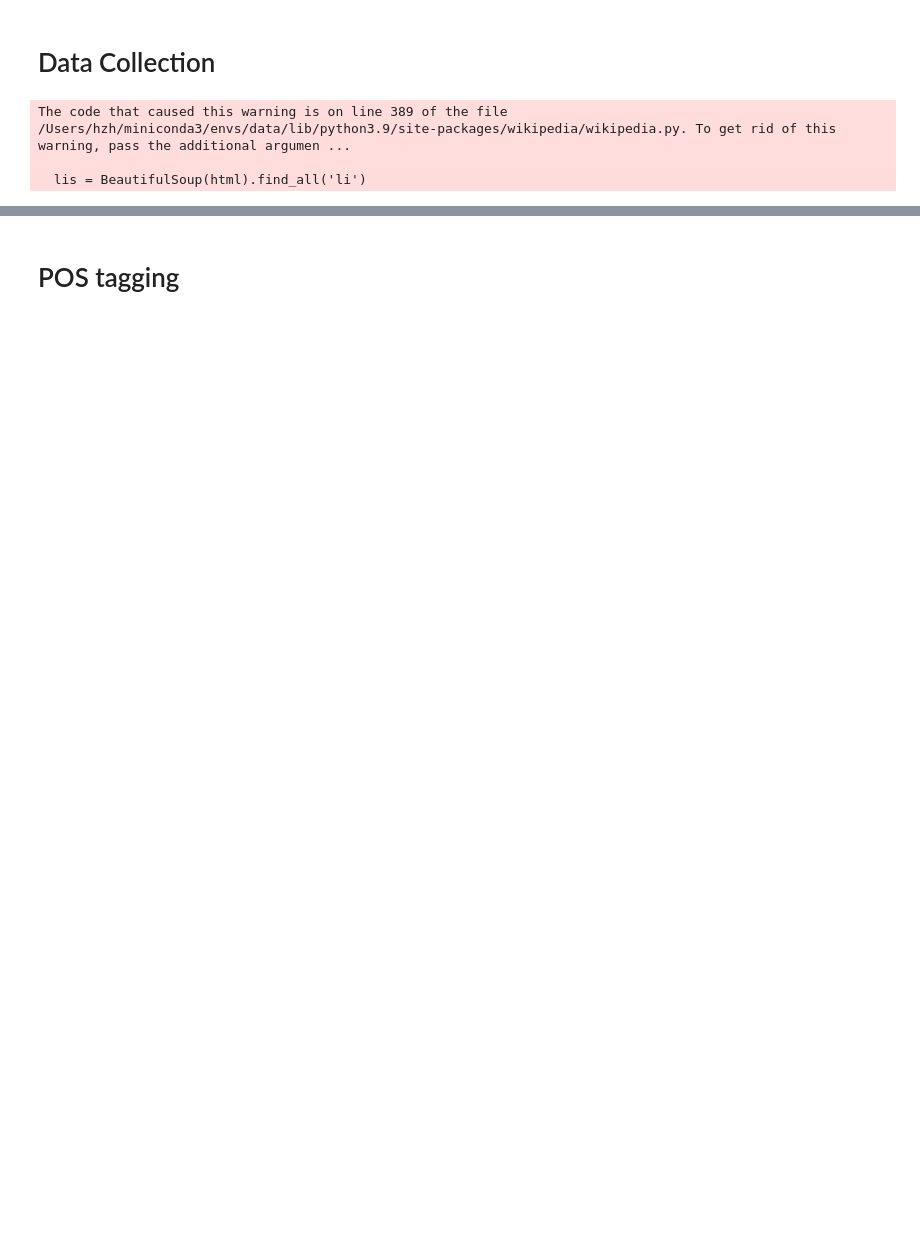
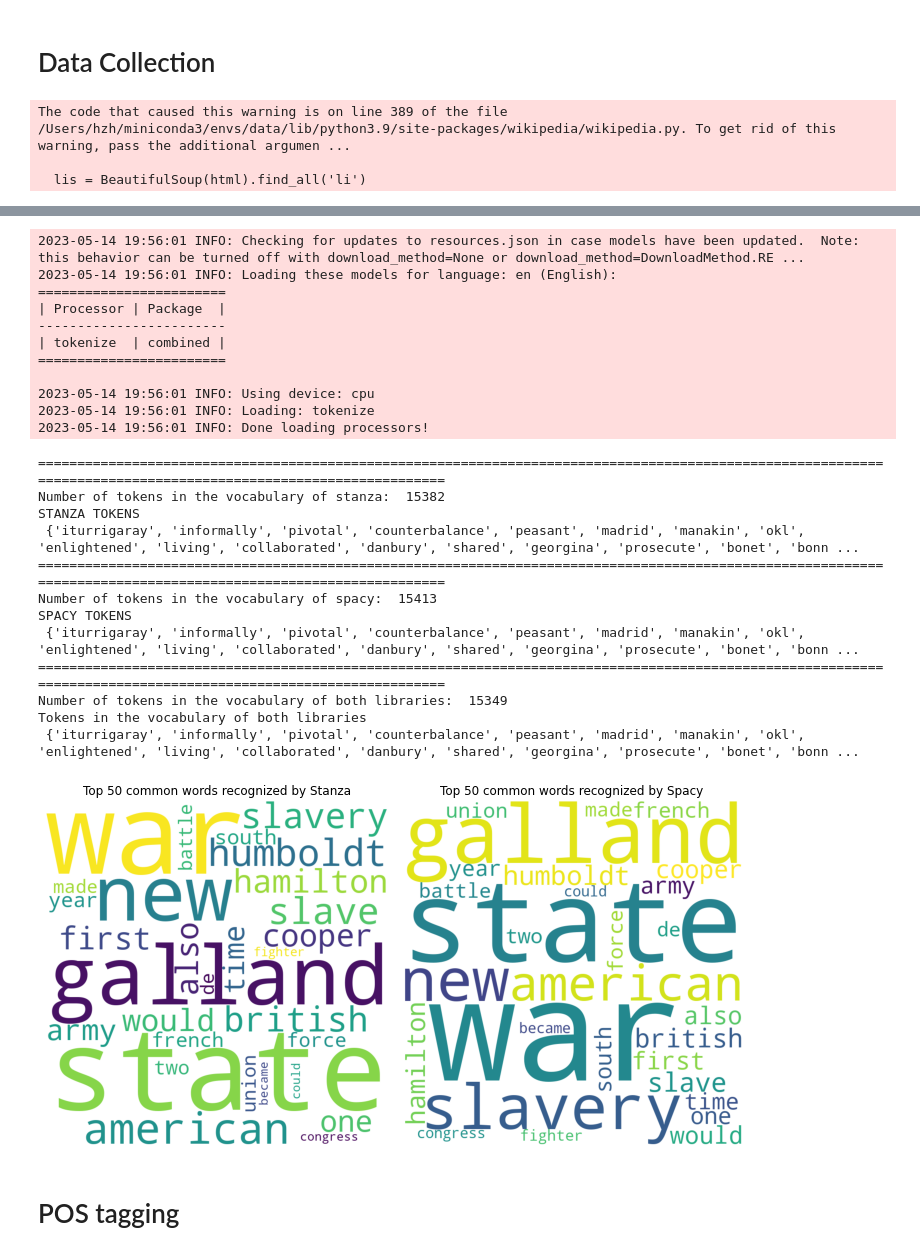
Before and after one commit to AnnaTokareff/data-science-project, a Jupyter notebook: part_2.ipynb, the cells around one changed output, grey strips where cells are left out. Saved outputs shown, nothing was run; the diff lists cells and outputs as text; code cells hidden in the pictures; blank space fills up the shorter version.

```diff
--- a/part_2.ipynb
+++ b/part_2.ipynb
@@ -96,0 +130,3 @@ df.to_csv('part2_dataset.csv', index=False)
+# %%
+nlp_stanza = stanza.Pipeline(lang='en', processors='tokenize')
+nlp_spacy = spacy.load('en_core_web_sm')
@@ -96,0 +191,2 @@ df.to_csv('part2_dataset.csv', index=False)
+# %%
+df_shared_sents = sentence_segmentation(df_dataset)
@@ -96,0 +216,24 @@ df.to_csv('part2_dataset.csv', index=False)
+# %%
+def preprocess(tokens_list, remove_stop_words=True):
+
+    """
+    Removes non-ASCII chars, perform tokenization, lowercase the tokens,
+    delete stopwords, punctuation and non-alphabetical characters,
+    and convert tokens to normal form.
+
+    tokens_list: list, of strings
+    remove_stop_words: bool, whether to remove stop words or not
+
+    Return: list, of strings
+    """
+    tokens = [token.lower() for token in tokens_list] # lowercase
+    tokens = [token for token in tokens if token not in string.punctuation] # remove punctuation
+    tokens = [token for token in tokens if token.isalpha()] # remove non-alphabetical characters
+
+    if remove_stop_words:
+        tokens = [token for token in tokens if token not in stop_words] # remove stopwords
+
+    lemmatizer = WordNetLemmatizer()
+    tokens = [lemmatizer.lemmatize(token) for token in tokens] # convert to normal form
+
+    return tokens
@@ -96,0 +250,4 @@ df.to_csv('part2_dataset.csv', index=False)
+# %%
+# load models
+nlp_stanza = stanza.Pipeline(lang='en', processors='tokenize')
+nlp_spacy = spacy.load('en_core_web_sm')
@@ -97,3 +457,30 @@ df.to_csv('part2_dataset.csv', index=False)
+# %%
+df_after_seg = tokenize_after_segmentation(df_shared_sents)
+# %% [output]
+2023-05-14 19:56:01 INFO: Checking for updates to resources.json in case models have been updated.  Note: this behavior can be turned off with download_method=None or download_method=DownloadMethod.RE ...
+2023-05-14 19:56:01 INFO: Loading these models for language: en (English):
+========================
+| Processor | Package  |
+------------------------
+| tokenize  | combined |
+========================
+
+2023-05-14 19:56:01 INFO: Using device: cpu
+2023-05-14 19:56:01 INFO: Loading: tokenize
+2023-05-14 19:56:01 INFO: Done loading processors!
+================================================================================================================================================================
+Number of tokens in the vocabulary of stanza:  15382
+STANZA TOKENS
+ {'iturrigaray', 'informally', 'pivotal', 'counterbalance', 'peasant', 'madrid', 'manakin', 'okl', 'enlightened', 'living', 'collaborated', 'danbury', 'shared', 'georgina', 'prosecute', 'bonet', 'bonn ...
+================================================================================================================================================================
+Number of tokens in the vocabulary of spacy:  15413
+SPACY TOKENS
+ {'iturrigaray', 'informally', 'pivotal', 'counterbalance', 'peasant', 'madrid', 'manakin', 'okl', 'enlightened', 'living', 'collaborated', 'danbury', 'shared', 'georgina', 'prosecute', 'bonet', 'bonn ...
+================================================================================================================================================================
+Number of tokens in the vocabulary of both libraries:  15349
+Tokens in the vocabulary of both libraries
+ {'iturrigaray', 'informally', 'pivotal', 'counterbalance', 'peasant', 'madrid', 'manakin', 'okl', 'enlightened', 'living', 'collaborated', 'danbury', 'shared', 'georgina', 'prosecute', 'bonet', 'bonn ...
+[figure, added]
 # %% [markdown]
 # POS tagging
 # %%
```
Also changed, not shown: parts of 22 cells of this notebook, 1 other file.
